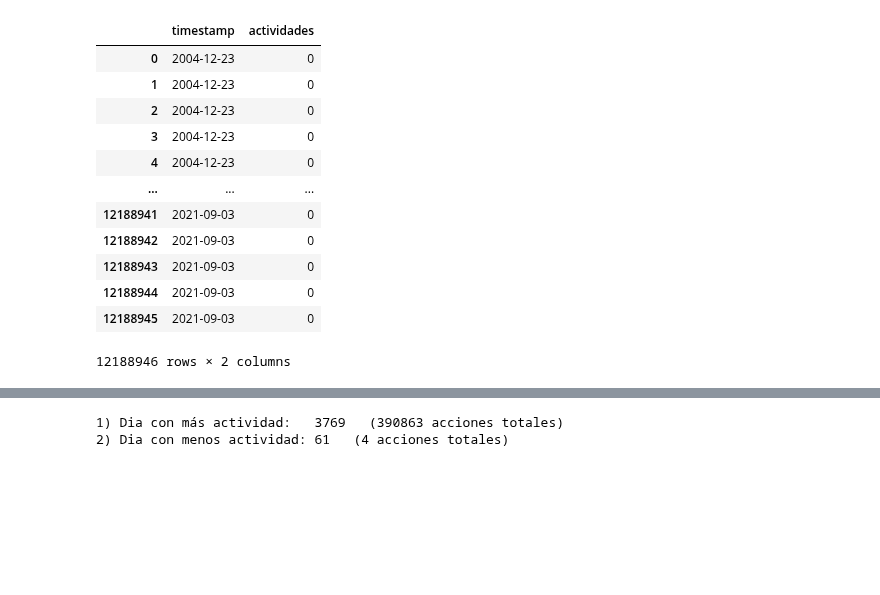
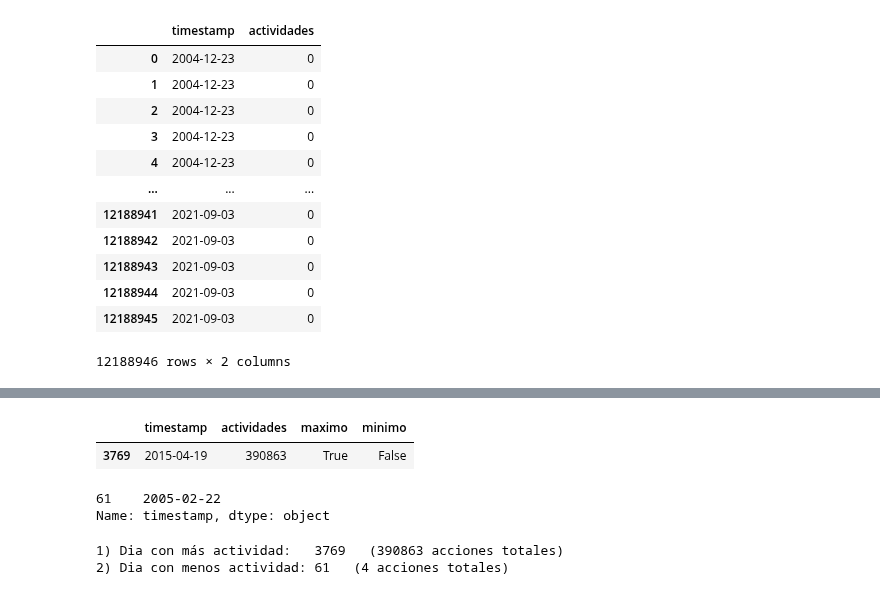
Before and after one commit to LucasVCorrea/Data-Science, a Jupyter notebook: TP_EJERICICIO_1_PANDAS_I.ipynb, the cells around one changed output, grey strips where cells are left out. Saved outputs shown, nothing was run; the diff lists cells and outputs as text; code cells hidden in the pictures; blank space fills up the shorter version.

```diff
--- a/TP_EJERICICIO_1_PANDAS_I.ipynb
+++ b/TP_EJERICICIO_1_PANDAS_I.ipynb
@@ -97,0 +101,11 @@ agrupado_fechas[agrupado_fechas["minimo"] == True ]
+# %%
+agrupado_fechas[ agrupado_fechas["maximo"] ] #muestra las filas cuya actividad son mayores o iguales a la maxima
+# %% [output]
+|  | timestamp | actividades | maximo | minimo |
+| 3769 | 2015-04-19 | 390863 | True | False |
+# %%
+agrupado_fechas[ agrupado_fechas["minimo"] ]  #muestra las filas cuya actividad son mayores o iguales a la minimia
+agrupado_fechas["timestamp"][agrupado_fechas["minimo"]] #asi me muestra todas las fechas que tienen true en minimo (respuesta que me piden, ya está bien asi)
+# %% [output]
+61    2005-02-22
+Name: timestamp, dtype: object
```
Also changed, not shown: parts of 6 cells of this notebook.
